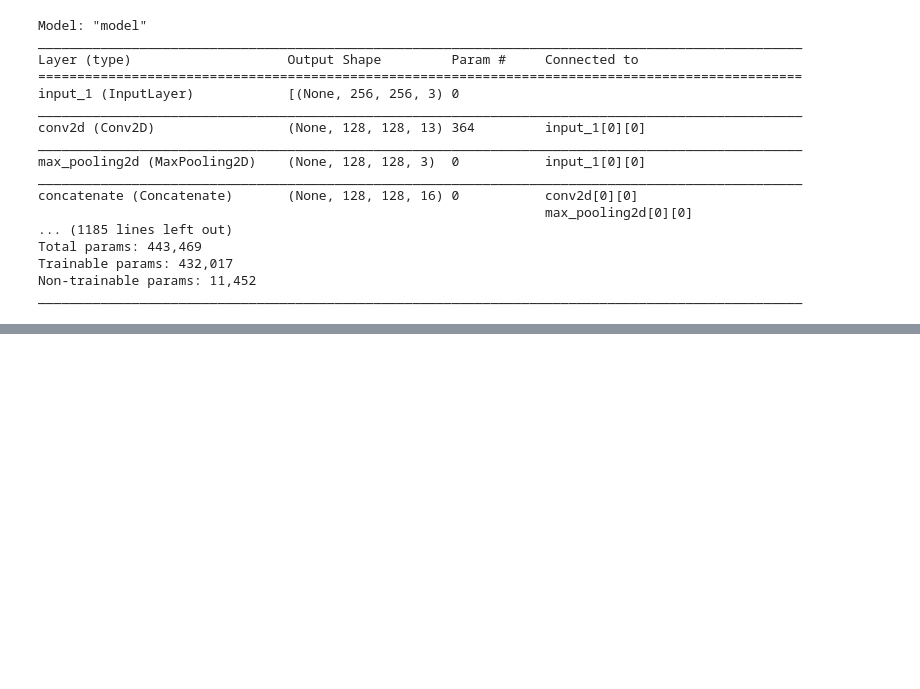
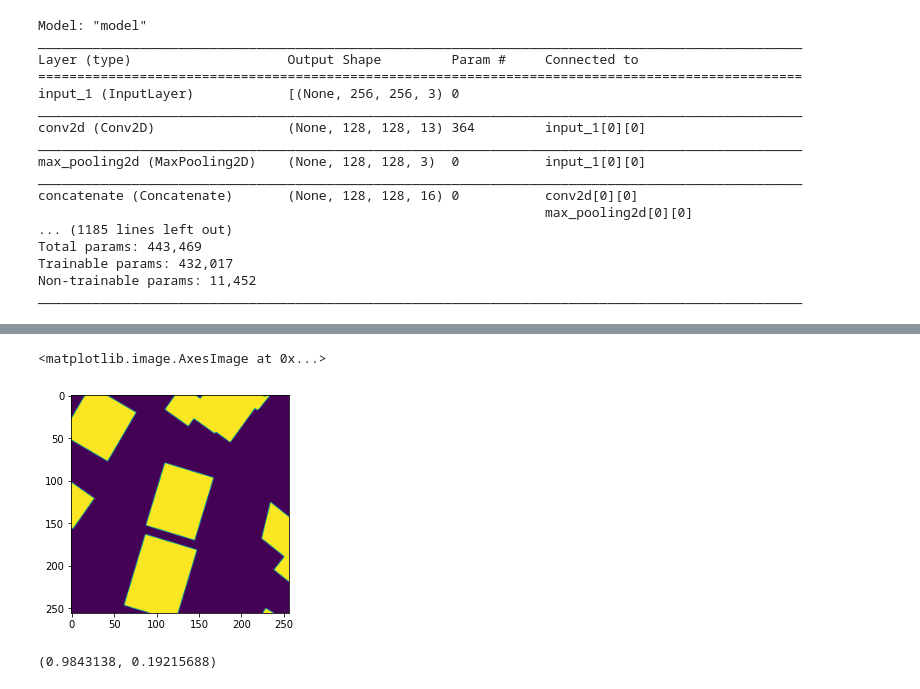
Before and after one commit to A2Amir/A-new-efficient-lightweight-semantic-segmentation-Network, a Jupyter notebook: Code/Train.ipynb, the cells around one changed output, grey strips where cells are left out. Saved outputs shown, nothing was run; the diff lists cells and outputs as text; code cells hidden in the pictures; blank space fills up the shorter version.

```diff
--- a/Code/Train.ipynb
+++ b/Code/Train.ipynb
@@ -41,0 +173,7 @@ model.compile(loss=loss, optimizer='adam')
+# %%
+gt_image = tf.io.read_file(GT_Train_listnames[10])
+gt_image = tf.image.decode_jpeg(gt_image, channels=1)
+gt_image = tf.image.convert_image_dtype(gt_image, tf.float32)
+gt_image = tf.image.grayscale_to_rgb(gt_image, name=None)
+gt_image = tf.image.flip_left_right(gt_image)
+gt_image = tf.image.rgb_to_grayscale(gt_image, name=None)
@@ -41,0 +184,9 @@ model.compile(loss=loss, optimizer='adam')
+# %%
+plt.imshow(gt_image)
+# %% [output]
+<matplotlib.image.AxesImage at 0x...>
+[figure, added]
+# %%
+np.max(s_image),np.min(s_image)
+# %% [output]
+(0.9843138, 0.19215688)
```
Also changed, not shown: parts of 17 cells of this notebook, 2 other files.
